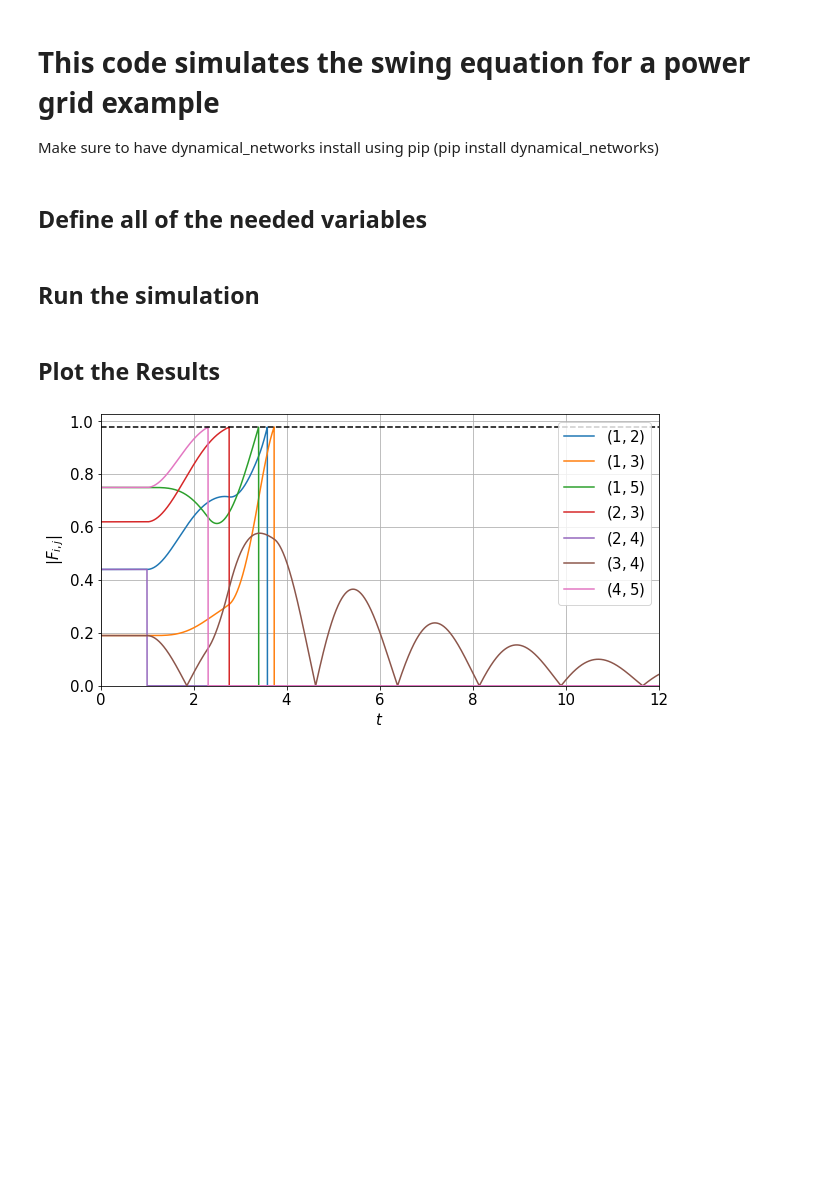
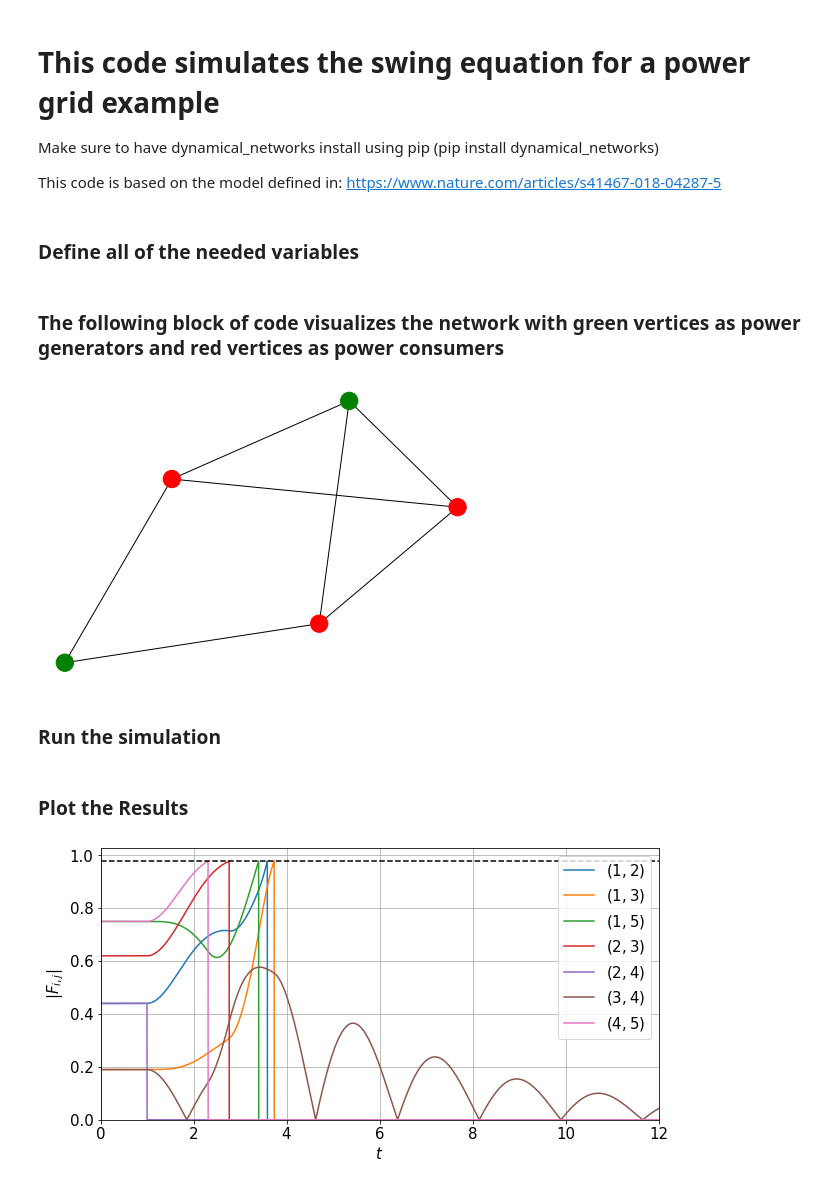
Before and after one commit to myersau3/Dynamical_Networks, a Jupyter notebook: Examples/example_power_grid_simulation.ipynb, the cells around one changed output. Saved outputs shown, nothing was run; the diff lists cells and outputs as text; code cells hidden in the pictures; blank space fills up the shorter version.

```diff
--- a/Examples/example_power_grid_simulation.ipynb
+++ b/Examples/example_power_grid_simulation.ipynb
@@ -2,6 +2,8 @@
 # This code simulates the swing equation for a power grid example
 
 Make sure to have dynamical_networks install using pip (pip install dynamical_networks)
+
+This code is based on the model defined in: https://www.nature.com/articles/s41467-018-04287-5
 # %%
 from dynamical_networks.simulate.PG_network import PG_network
 import numpy as np
@@ -9,5 +12,5 @@ import matplotlib.pyplot as plt
 # %% [markdown]
-## Define all of the needed variables
+### Define all of the needed variables
 # %%
 t = np.linspace(0,12, 5000)
 P_gen = 1.5
@@ -23,12 +26,27 @@ A = np.array([[0, 1, 1, 0, 1],
               [1, 1, 0, 1, 0],
               [0, 1, 1, 0, 1],
               [1, 0, 0, 1, 0]])
+# %% [markdown]
+### The following block of code visualizes the network with green vertices as power generators and red vertices as power consumers
+# %%
+G = nx.convert_matrix.from_numpy_matrix(A)
+pos = nx.spring_layout(G, k = 0.2, iterations = 500)
+color_map = []
+for node in G:
+    if node in V_gen:
+        color_map.append('green')
+    else:
+        color_map.append('red')
+nx.draw(G, pos, node_color = color_map, width = 1)
+plt.show()
+# %% [output]
+[figure, added]
 # %% [markdown]
-## Run the simulation
+### Run the simulation
 # %%
 Fs, E = PG_network(A, t, V_gen, V_con, K_0, P_gen, P_con, alpha, I_0, damping)
 # %% [markdown]
-## Plot the Results
+### Plot the Results
 # %%
 plt.figure(figsize = (10,5))
 TextSize = 15
```
Also changed, not shown: parts of 1 cell of this notebook, 20 other files.
